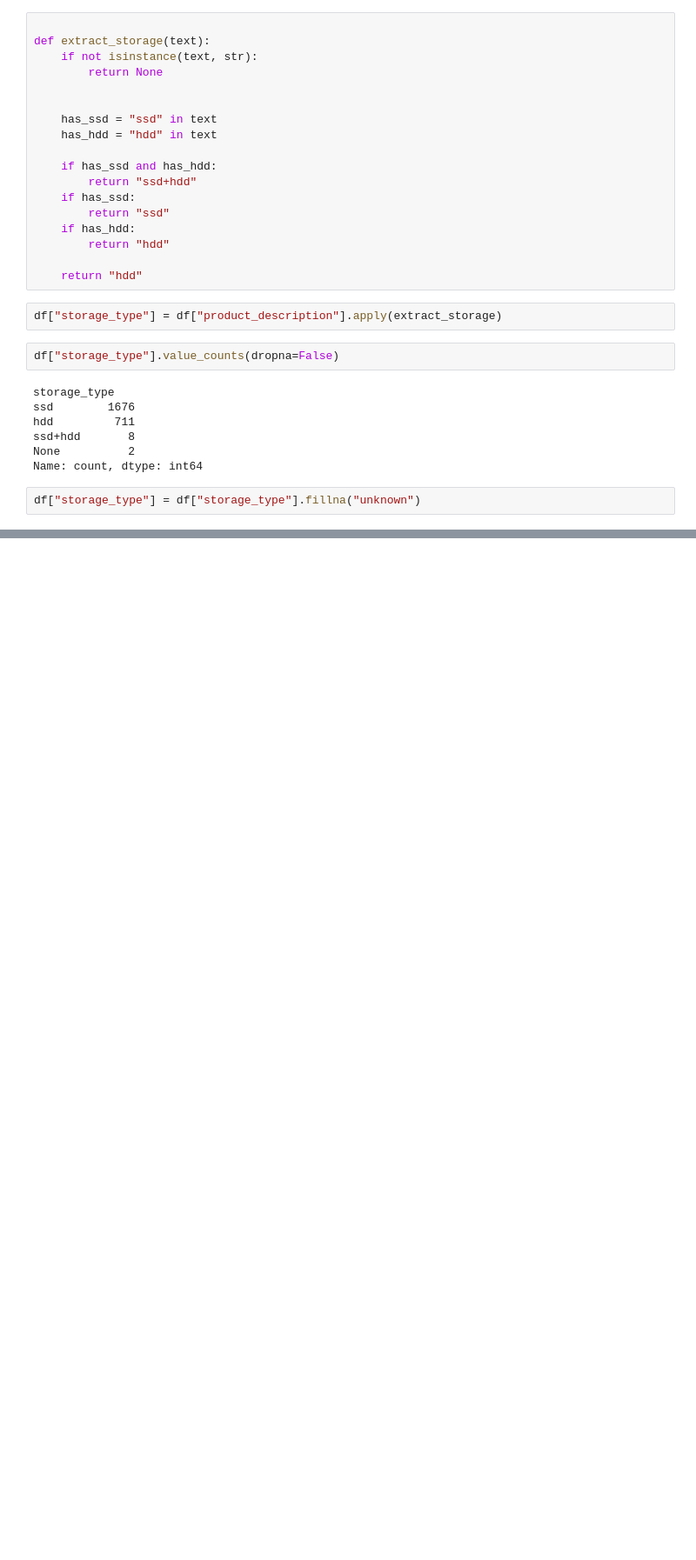
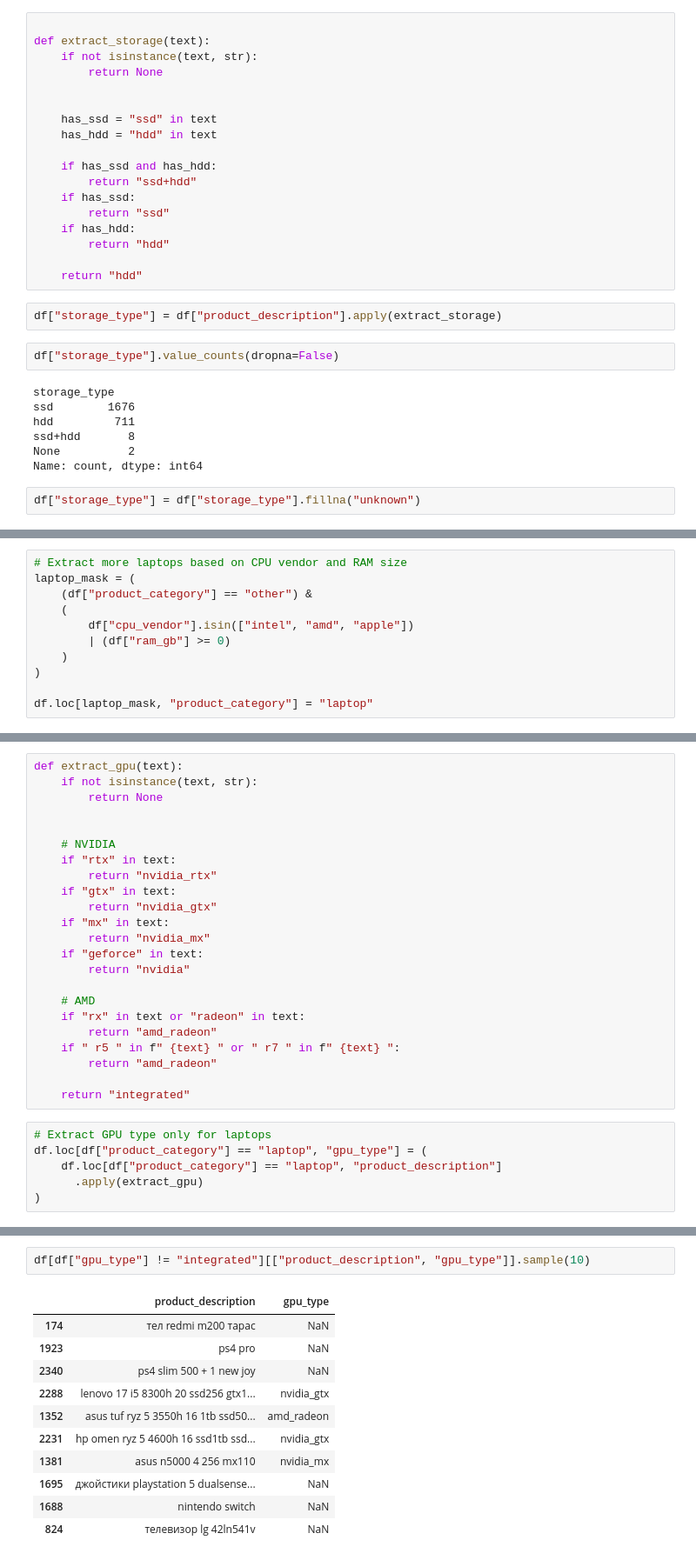
Before and after one commit to sshatl/real_world_sales_data_cleaning, a Jupyter notebook: notebooks/02_feature_engineering.ipynb, the cells around one changed output, grey strips where cells are left out. Shown at 87% size. Cells and saved outputs as stored; diff of their text form; blank space fills up the shorter version.

```diff
--- a/notebooks/02_feature_engineering.ipynb
+++ b/notebooks/02_feature_engineering.ipynb
@@ -395,0 +397,11 @@ df["storage_type"] = df["storage_type"].fillna("unknown")
+# %%
+# Extract more laptops based on CPU vendor and RAM size
+laptop_mask = (
+    (df["product_category"] == "other") &
+    (
+        df["cpu_vendor"].isin(["intel", "amd", "apple"])
+        | (df["ram_gb"] >= 0)
+    )
+)
+
+df.loc[laptop_mask, "product_category"] = "laptop"
@@ -395,0 +423,29 @@ df["storage_type"] = df["storage_type"].fillna("unknown")
+# %%
+def extract_gpu(text):
+    if not isinstance(text, str):
+        return None
+
+
+    # NVIDIA
+    if "rtx" in text:
+        return "nvidia_rtx"
+    if "gtx" in text:
+        return "nvidia_gtx"
+    if "mx" in text:
+        return "nvidia_mx"
+    if "geforce" in text:
+        return "nvidia"
+
+    # AMD
+    if "rx" in text or "radeon" in text:
+        return "amd_radeon"
+    if " r5 " in f" {text} " or " r7 " in f" {text} ":
+        return "amd_radeon"
+
+    return "integrated"
+# %%
+# Extract GPU type only for laptops
+df.loc[df["product_category"] == "laptop", "gpu_type"] = (
+    df.loc[df["product_category"] == "laptop", "product_description"]
+      .apply(extract_gpu)
+)
@@ -395,0 +463,14 @@ df["storage_type"] = df["storage_type"].fillna("unknown")
+# %%
+df[df["gpu_type"] != "integrated"][["product_description", "gpu_type"]].sample(10)
+# %% [output]
+|  | product_description | gpu_type |
+| 174 | тел redmi m200 тарас | NaN |
+| 1923 | ps4 pro | NaN |
+| 2340 | ps4 slim 500 + 1 new joy | NaN |
+| 2288 | lenovo 17 i5 8300h 20 ssd256 gtx1... | nvidia_gtx |
+| 1352 | asus tuf ryz 5 3550h 16 1tb ssd50... | amd_radeon |
+| 2231 | hp omen ryz 5 4600h 16 ssd1tb ssd... | nvidia_gtx |
+| 1381 | asus n5000 4 256 mx110 | nvidia_mx |
+| 1695 | джойстики playstation 5 dualsense... | NaN |
+| 1688 | nintendo switch | NaN |
+| 824 | телевизор lg 42ln541v | NaN |
```
Also changed, not shown: parts of 22 cells of this notebook, 1 other file.
